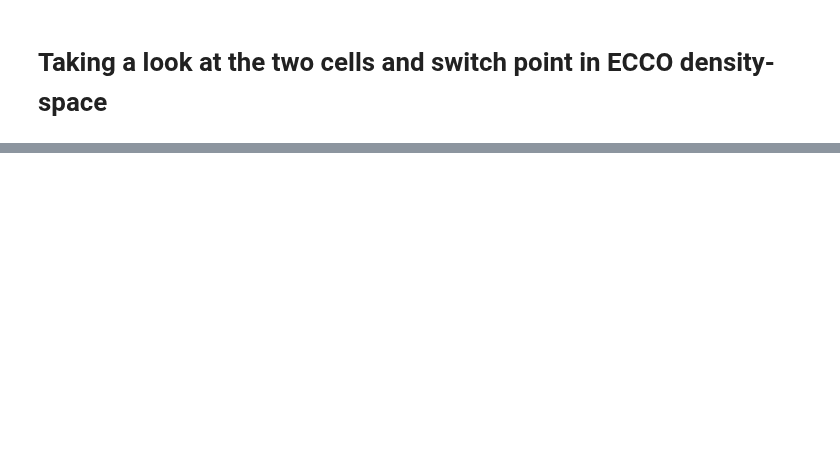
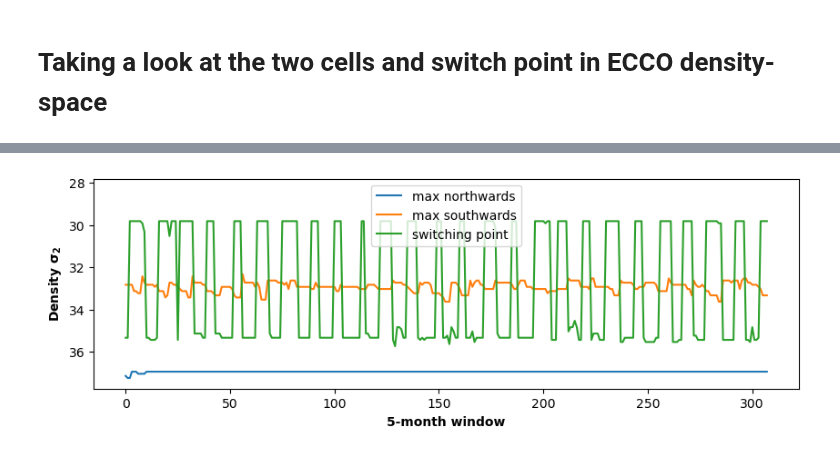
Before and after one commit to ai4er-cdt/OTP, a Jupyter notebook: notebooks/rapid_data.ipynb, the cells around one changed output, grey strips where cells are left out. Drawn from its saved outputs; the diff is of its cells as text; code cells hidden in the pictures; blank space fills up the shorter version.

```diff
--- a/notebooks/rapid_data.ipynb
+++ b/notebooks/rapid_data.ipynb
@@ -140,0 +150,21 @@ plt.colorbar();
+# %%
+min_depths, max_depths, zero_depths = scripts.cell_extraction_26N.sliding_window_min_max_mix(ecco_strf.streamfunction,
+                                                                                             depth_coord_name = 'density_layer',
+                                                                                             remove_above_depth = None,
+                                                                                             ignore_first_last = 20)
+
+plt.figure(figsize = (10, 3))
+
+plt.plot(min_depths, label = 'max northwards')
+plt.plot(max_depths, label = 'max southwards')
+plt.plot(zero_depths, label = 'switching point')
+
+plt.ylim(density_range.min(), density_range.max())
+plt.gca().invert_yaxis()
+
+plt.ylabel('Density $\\mathbf{\\sigma_2}$', weight = 'bold')
+plt.xlabel('5-month window', weight = 'bold')
+
+plt.legend();
+# %% [output]
+[figure, added]
```
Also changed, not shown: parts of 8 cells of this notebook, 1 other file.
